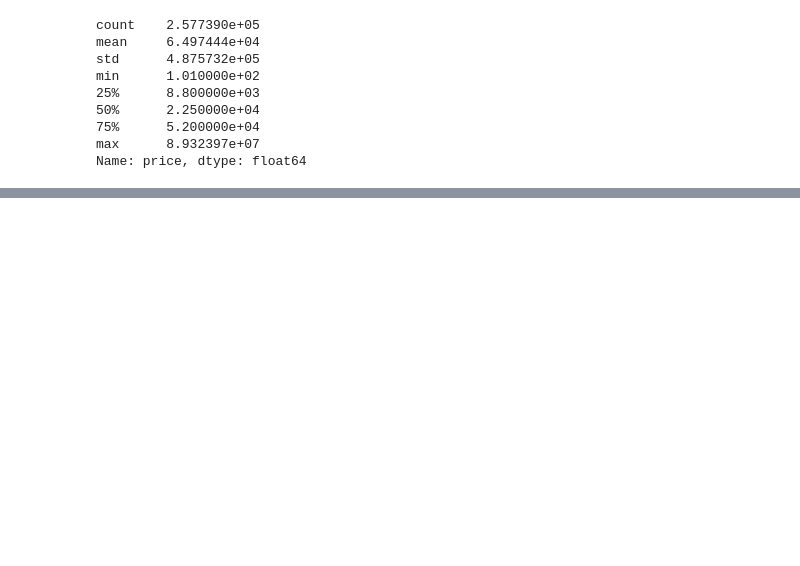
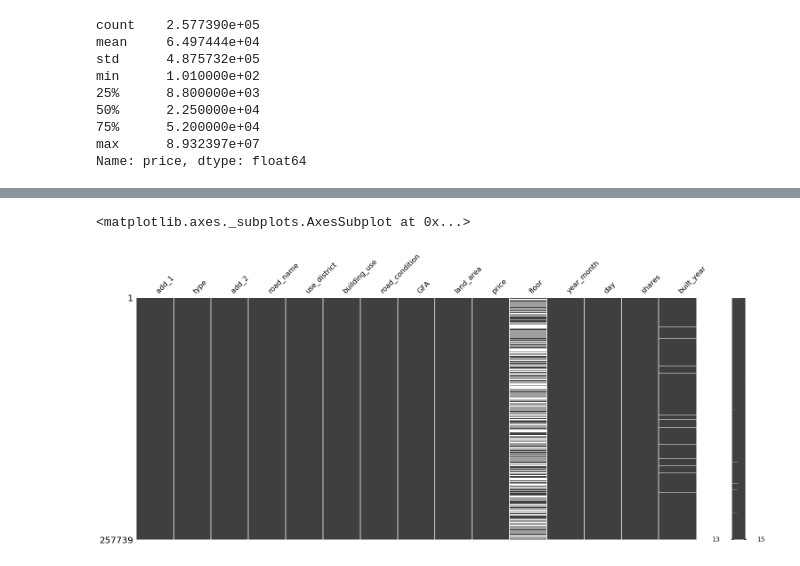
Before and after one commit to Choah/Public_data_EDA, a Jupyter notebook: 05_EDA_COMMERCE.ipynb, the cells around one changed output, grey strips where cells are left out. Drawn from its saved outputs; the diff is of its cells as text; code cells hidden in the pictures; blank space fills up the shorter version.

```diff
--- a/05_EDA_COMMERCE.ipynb
+++ b/05_EDA_COMMERCE.ipynb
@@ -237,0 +366,10 @@ ValueError: invalid literal for int() with base 10: '60,000'
+# %%
+#!pip install missingno
+import missingno
+import matplotlib
+%matplotlib inline
+
+missingno.matrix(dataset)
+# %% [output]
+<matplotlib.axes._subplots.AxesSubplot at 0x...>
+[figure, added]
```
Also changed, not shown: parts of 30 cells of this notebook.
